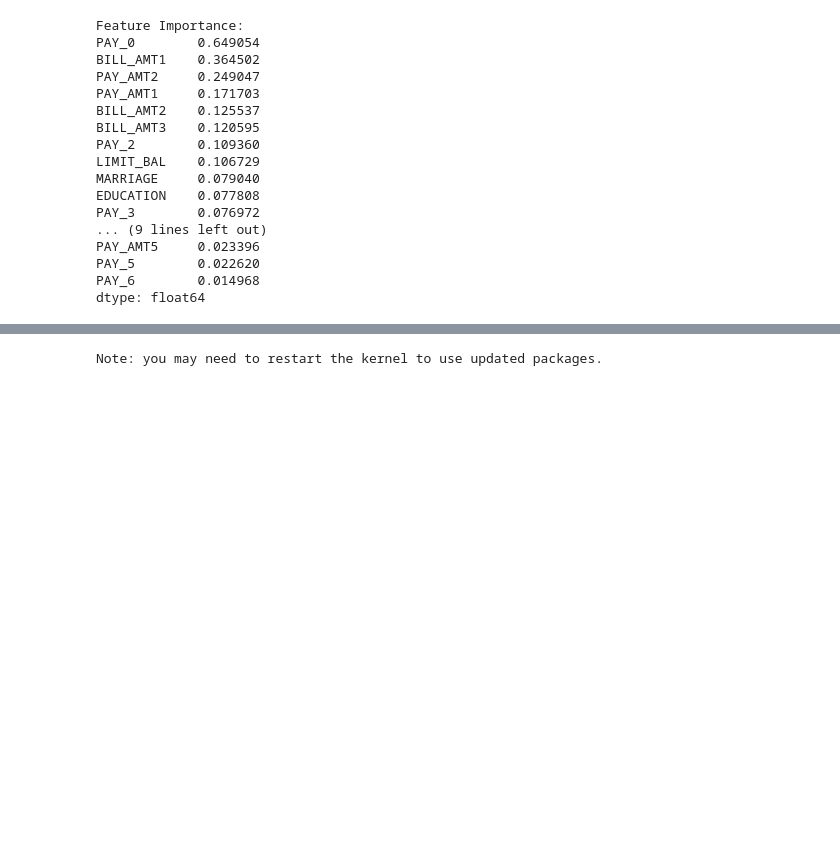
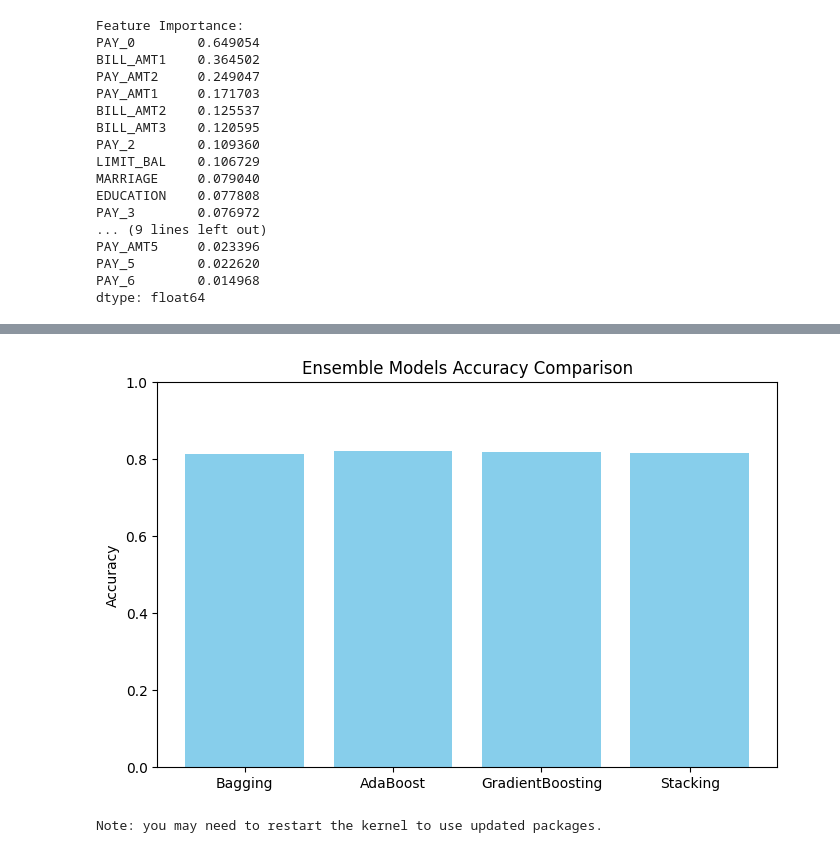
Before and after one commit to hitghevariya/creditcard_fraud, a Jupyter notebook: Credit_Card_Default.ipynb, the cells around one changed output, grey strips where cells are left out. Drawn from its saved outputs; the diff is of its cells as text; code cells hidden in the pictures; blank space fills up the shorter version.

Commit message:
Improve Accuracy

```diff
--- a/Credit_Card_Default.ipynb
+++ b/Credit_Card_Default.ipynb
@@ -288,0 +289,78 @@ weighted avg       0.80      0.82      0.80      6000
+# %%
+
+from sklearn.ensemble import BaggingClassifier, AdaBoostClassifier, GradientBoostingClassifier, StackingClassifier
+from sklearn.tree import DecisionTreeClassifier
+from sklearn.linear_model import LogisticRegression
+from sklearn.svm import SVC
+from sklearn.metrics import accuracy_score
+import pandas as pd
+import matplotlib.pyplot as plt
+
+bagging_model = BaggingClassifier(
+    estimator=DecisionTreeClassifier(random_state=42),
+    n_estimators=100,
+    random_state=42
+)
+bagging_model.fit(X_train_scaled, y_train)
+bagging_pred = bagging_model.predict(X_test_scaled)
+bagging_acc = accuracy_score(y_test, bagging_pred)
+print(f" Bagging Accuracy: {bagging_acc:.4f}")
+
+ada_model = AdaBoostClassifier(
+    estimator=DecisionTreeClassifier(max_depth=3, random_state=42),
+    n_estimators=200,
+    learning_rate=0.1,
+    random_state=42
+)
+ada_model.fit(X_train_scaled, y_train)
+ada_pred = ada_model.predict(X_test_scaled)
+ada_acc = accuracy_score(y_test, ada_pred)
+print(f" AdaBoost Accuracy: {ada_acc:.4f}")
+
+# Gradient Boosting
+gb_model = GradientBoostingClassifier(
+    n_estimators=200,
+    learning_rate=0.1,
+    max_depth=3,
+    random_state=42
+)
+gb_model.fit(X_train_scaled, y_train)
+gb_pred = gb_model.predict(X_test_scaled)
+gb_acc = accuracy_score(y_test, gb_pred)
+print(f" GradientBoosting Accuracy: {gb_acc:.4f}")
+
+# 3 Stacking Ensemble
+
+estimators = [
+    ('dt', DecisionTreeClassifier(random_state=42)),
+    ('lr', LogisticRegression(max_iter=500)),
+    ('svc', SVC(probability=True))
+]
+
+stack_model = StackingClassifier(
+    estimators=estimators,
+    final_estimator=LogisticRegression(),
+    passthrough=True,
+    n_jobs=-1
+)
+stack_model.fit(X_train_scaled, y_train)
+stack_pred = stack_model.predict(X_test_scaled)
+stack_acc = accuracy_score(y_test, stack_pred)
+print(f" Stacking Accuracy: {stack_acc:.4f}")
+
+
+results = pd.DataFrame({
+    'Model': ['Bagging', 'AdaBoost', 'GradientBoosting', 'Stacking'],
+    'Accuracy': [bagging_acc, ada_acc, gb_acc, stack_acc]
+})
+print("\n Ensemble Model Comparison:")
+print(results)
+
+
+plt.figure(figsize=(8,5))
+plt.bar(results['Model'], results['Accuracy'], color='skyblue')
+plt.title('Ensemble Models Accuracy Comparison')
+plt.ylabel('Accuracy')
+plt.ylim(0,1)
+plt.show()
+# %% [output]
@@ -289,3 +378,4 @@ weighted avg       0.80      0.82      0.80      6000
+[figure, added]
 # %%
 pip install xgboost
 # %% [output]
```
Also changed, not shown: parts of 3 cells of this notebook.
